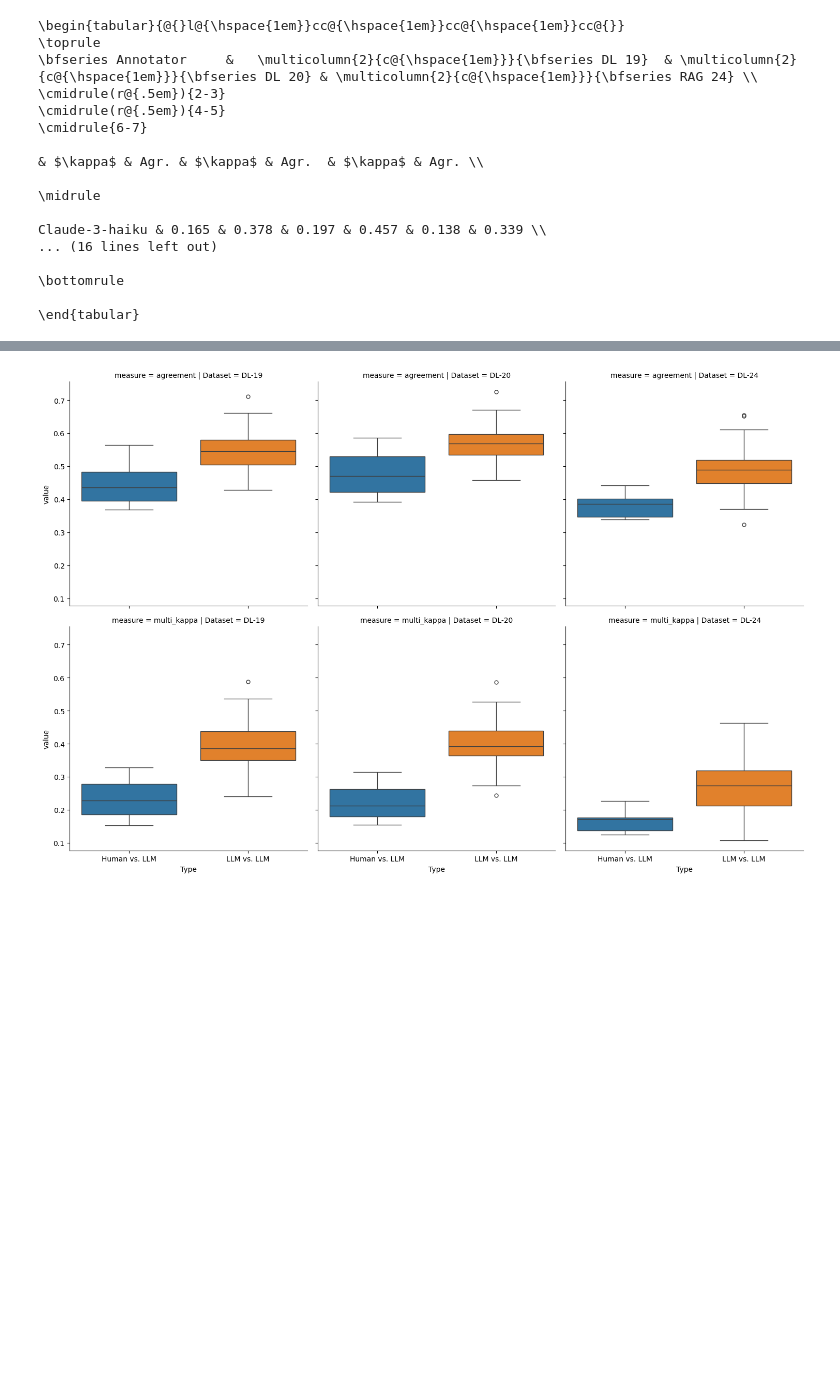
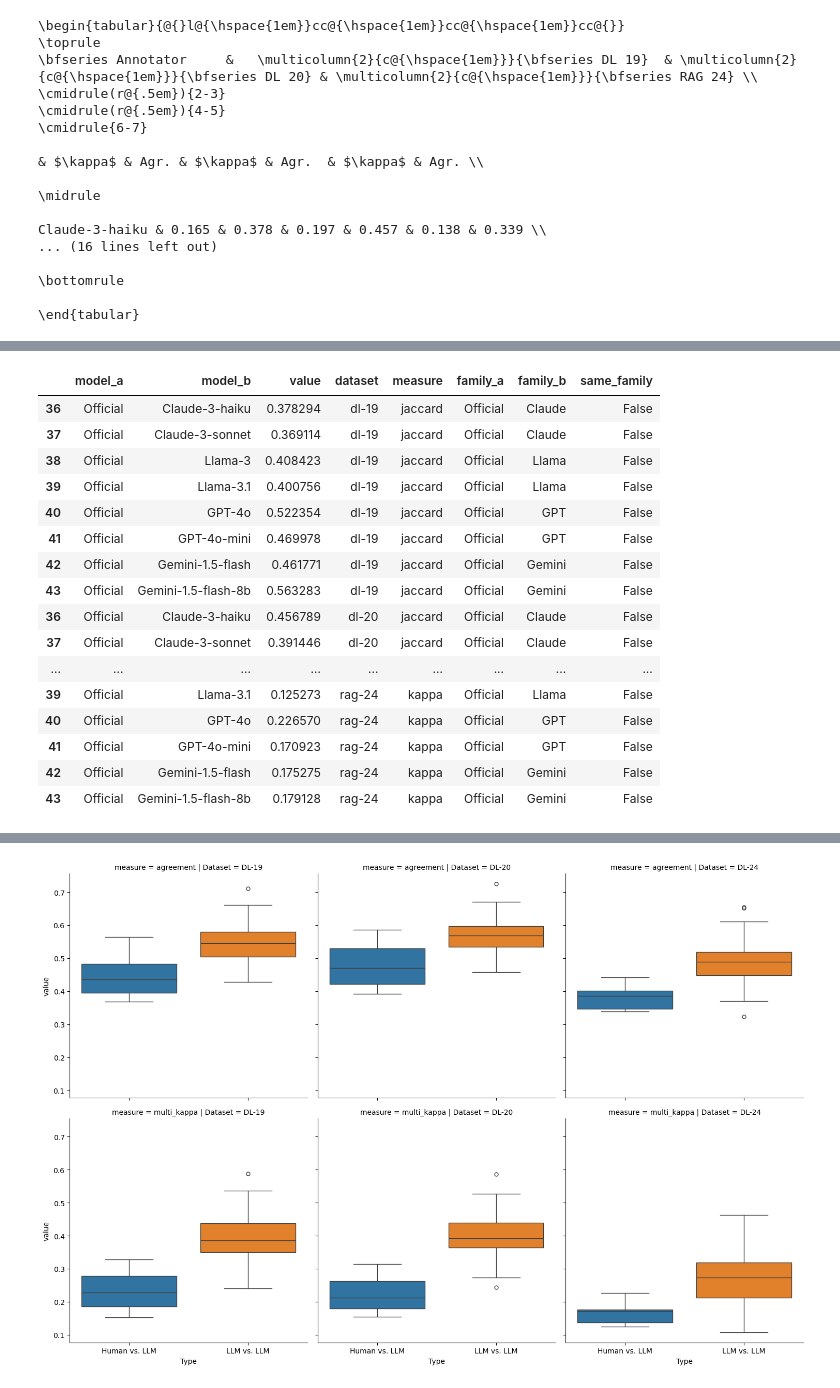
Before and after one commit to webis-de/sigir25-llm-inter-annotator-agreement, a Jupyter notebook: analysis/agreement-with-human-labels.ipynb, the cells around one changed output, grey strips where cells are left out. Drawn from its saved outputs; the diff is of its cells as text; code cells hidden in the pictures; blank space fills up the shorter version.

```diff
--- a/analysis/agreement-with-human-labels.ipynb
+++ b/analysis/agreement-with-human-labels.ipynb
@@ -127,3 +132,33 @@ df24_agreement = pairwise_correlations('v2.1-trec-rag-2024-judged', 'agreement')
 df19_multi_kappa = pairwise_correlations('trec-dl-2019-judged', 'multi_kappa')
 df20_multi_kappa = pairwise_correlations('trec-dl-2020-judged', 'multi_kappa')
 df24_multi_kappa = pairwise_correlations('v2.1-trec-rag-2024-judged', 'multi_kappa')
+# %%
+df19_agreement["dataset"] = "dl-19"
+df19_agreement["measure"] = "jaccard"
+df20_agreement["dataset"] = "dl-20"
+df20_agreement["measure"] = "jaccard"
+df24_agreement["dataset"] = "rag-24"
+df24_agreement["measure"] = "jaccard"
+
+df19_multi_kappa["dataset"] = "dl-19"
+df19_multi_kappa["measure"] = "kappa"
+df20_multi_kappa["dataset"] = "dl-20"
+df20_multi_kappa["measure"] = "kappa"
+df24_multi_kappa["dataset"] = "rag-24"
+df24_multi_kappa["measure"] = "kappa"
+
+df = pd.concat(
+    [
+        df19_agreement.rename({"agreement": "value"}, axis=1),
+        df20_agreement.rename({"agreement": "value"}, axis=1),
+        df24_agreement.rename({"agreement": "value"}, axis=1),
+        df19_multi_kappa.rename({"multi_kappa": "value"}, axis=1),
+        df20_multi_kappa.rename({"multi_kappa": "value"}, axis=1),
+        df24_multi_kappa.rename({"multi_kappa": "value"}, axis=1),
+    ]
+)
+df = df.loc[df["model_a"] != df["model_b"]]
+df["family_a"] = df["model_a"].str.split("-").str[0]
+df["family_b"] = df["model_b"].str.split("-").str[0]
+df["same_family"] = df["family_a"] == df["family_b"]
+df
@@ -129,0 +179,20 @@ df24_multi_kappa = pairwise_correlations('v2.1-trec-rag-2024-judged', 'multi_kap
+# %%
+df.loc[f]
+# %% [output]
+|  | model_a | model_b | value | dataset | measure | family_a | family_b | same_family |
+| 36 | Official | Claude-3-haiku | 0.378294 | dl-19 | jaccard | Official | Claude | False |
+| 37 | Official | Claude-3-sonnet | 0.369114 | dl-19 | jaccard | Official | Claude | False |
+| 38 | Official | Llama-3 | 0.408423 | dl-19 | jaccard | Official | Llama | False |
+| 39 | Official | Llama-3.1 | 0.400756 | dl-19 | jaccard | Official | Llama | False |
+| 40 | Official | GPT-4o | 0.522354 | dl-19 | jaccard | Official | GPT | False |
+| 41 | Official | GPT-4o-mini | 0.469978 | dl-19 | jaccard | Official | GPT | False |
+| 42 | Official | Gemini-1.5-flash | 0.461771 | dl-19 | jaccard | Official | Gemini | False |
+| 43 | Official | Gemini-1.5-flash-8b | 0.563283 | dl-19 | jaccard | Official | Gemini | False |
+| 36 | Official | Claude-3-haiku | 0.456789 | dl-20 | jaccard | Official | Claude | False |
+| 37 | Official | Claude-3-sonnet | 0.391446 | dl-20 | jaccard | Official | Claude | False |
+| ... | ... | ... | ... | ... | ... | ... | ... | ... |
+| 39 | Official | Llama-3.1 | 0.125273 | rag-24 | kappa | Official | Llama | False |
+| 40 | Official | GPT-4o | 0.226570 | rag-24 | kappa | Official | GPT | False |
+| 41 | Official | GPT-4o-mini | 0.170923 | rag-24 | kappa | Official | GPT | False |
+| 42 | Official | Gemini-1.5-flash | 0.175275 | rag-24 | kappa | Official | Gemini | False |
+| 43 | Official | Gemini-1.5-flash-8b | 0.179128 | rag-24 | kappa | Official | Gemini | False |
```
Also changed, not shown: parts of 6 cells of this notebook.
